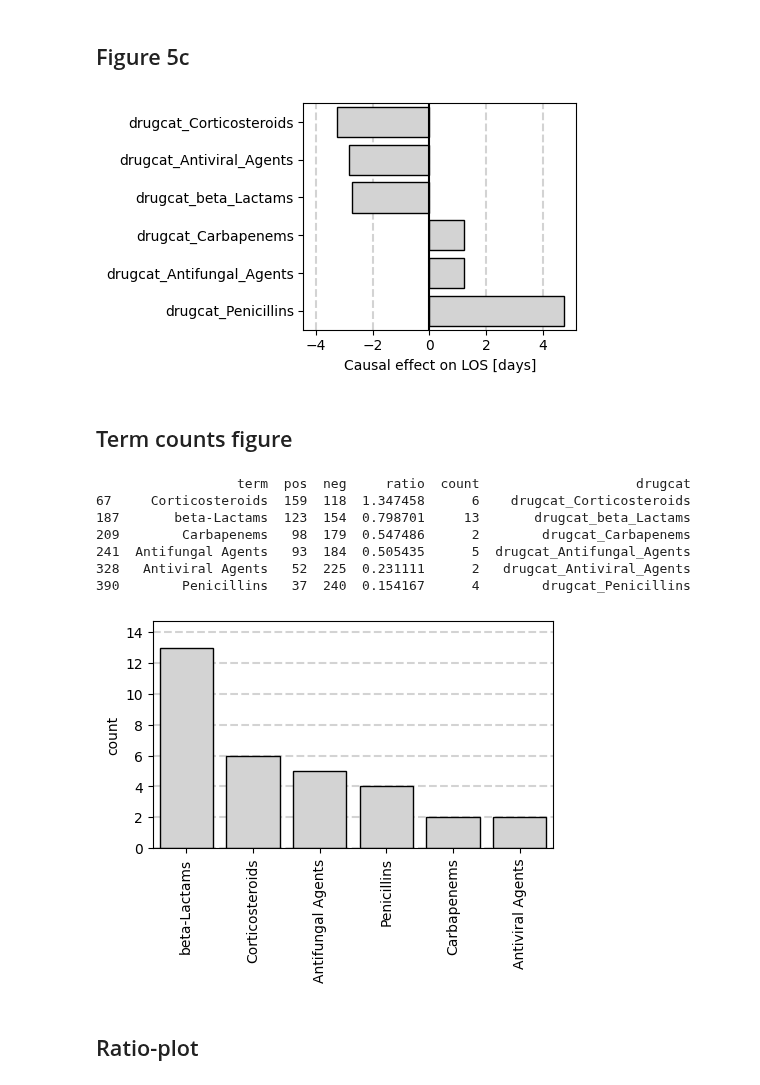
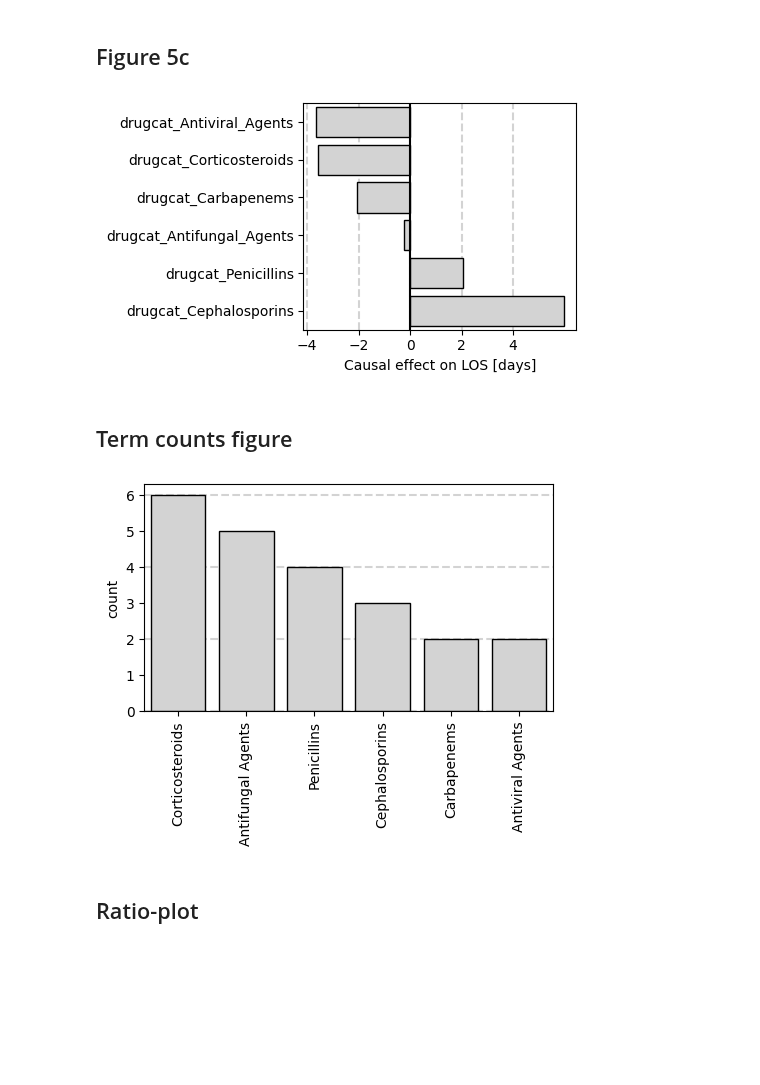
Before and after one commit to theislab/ehrapy-reproducibility, a Jupyter notebook: Figure_5/causal_known_graph.ipynb, the cells around one changed output. Saved outputs shown, nothing was run; the diff lists cells and outputs as text; code cells hidden in the pictures; blank space fills up the shorter version.

Commit message:
Updated graph

```diff
--- a/Figure_5/causal_known_graph.ipynb
+++ b/Figure_5/causal_known_graph.ipynb
@@ -95,11 +95,11 @@ plt.savefig("./Figure5cutoff.pdf")
 # %%
 treatments = [
     "drugcat_Carbapenems",
-    "drugcat_beta_Lactams",
     "drugcat_Antiviral_Agents",
     "drugcat_Penicillins",
     "drugcat_Antifungal_Agents",
-    "drugcat_Corticosteroids"
+    "drugcat_Corticosteroids",
+    "drugcat_Cephalosporins",
 ]
 
 
@@ -241,43 +241,36 @@ plt.tight_layout()
 plt.savefig("./Figure5c.png", dpi=300)
 plt.savefig("./Figure5c.pdf")
 # %% [output]
-[figure, old version]
+[figure, new version]
 # %% [markdown]
 ## Term counts figure
 # %%
 term_counts = pd.read_csv("./term_counts_and_ratios.csv", sep=";")
-
+# print(term_counts)
 tmp_for_plot = term_counts[term_counts["drugcat"].isin(treatments)].copy()
-print(tmp_for_plot)
+# print(tmp_for_plot)
 
 fig, ax = plt.subplots(1, 1, figsize=(5, 3))
 sns.barplot(
     y="count",
     x="term",
     data=tmp_for_plot.sort_values(by="count", ascending=False),
     color="lightgrey",
     ax=ax,
     edgecolor="black",
     zorder=2,
 )
 
 plt.tight_layout()
-for i in range(0, 16, 2):
+for i in range(0, 8, 2):
     ax.axhline(i, color="lightgrey", linestyle="--", zorder=0)
 ax.set_xticklabels(ax.get_xticklabels(), rotation=90);
 ax.set_xlabel("");
 
 plt.savefig("./FigureSx_drugs_per_keyword.png", dpi=300)
 plt.savefig("./FigureSx_drugs_per_keyword.pdf")
 # %% [output]
-                  term  pos  neg     ratio  count                    drugcat
-67     Corticosteroids  159  118  1.347458      6    drugcat_Corticosteroids
-187       beta-Lactams  123  154  0.798701     13       drugcat_beta_Lactams
-209        Carbapenems   98  179  0.547486      2        drugcat_Carbapenems
-241  Antifungal Agents   93  184  0.505435      5  drugcat_Antifungal_Agents
-328   Antiviral Agents   52  225  0.231111      2   drugcat_Antiviral_Agents
-390        Penicillins   37  240  0.154167      4        drugcat_Penicillins
-[figure, old version]
+[figure, new version]
 # %% [markdown]
 ## Ratio-plot
 # %%
```
Also changed, not shown: parts of 6 cells of this notebook, 16 other files.
